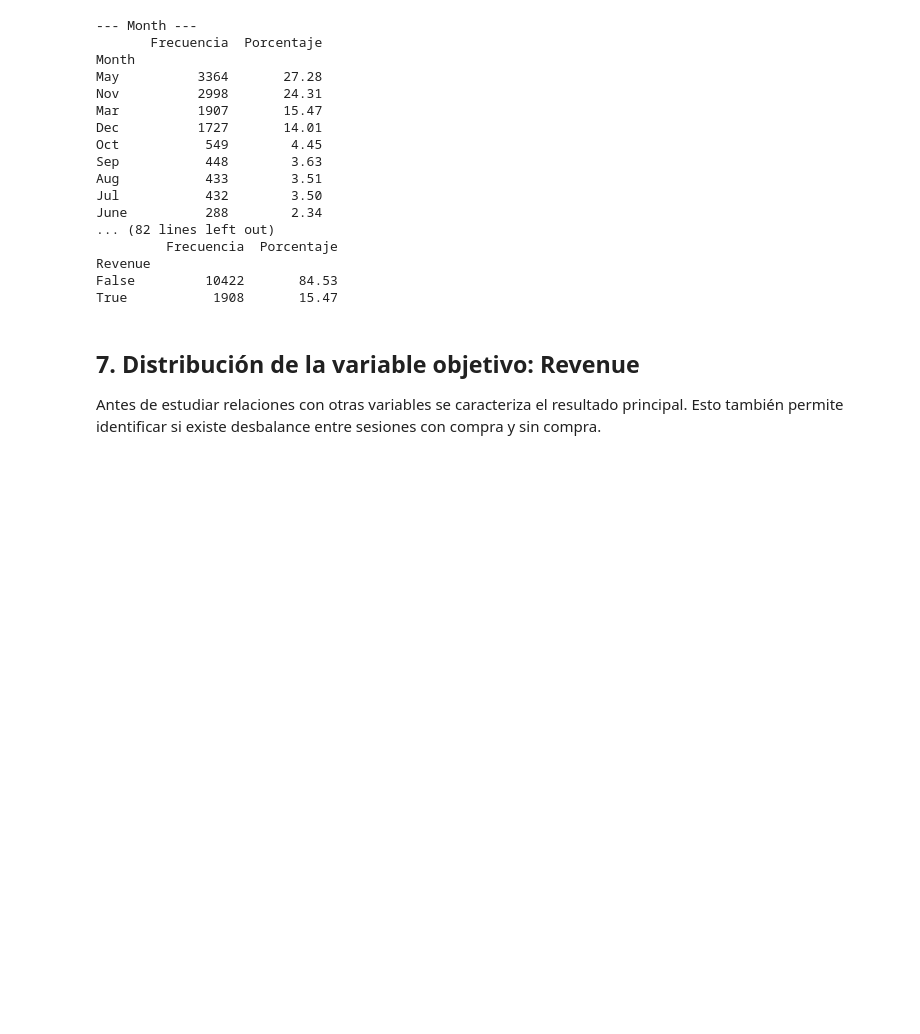
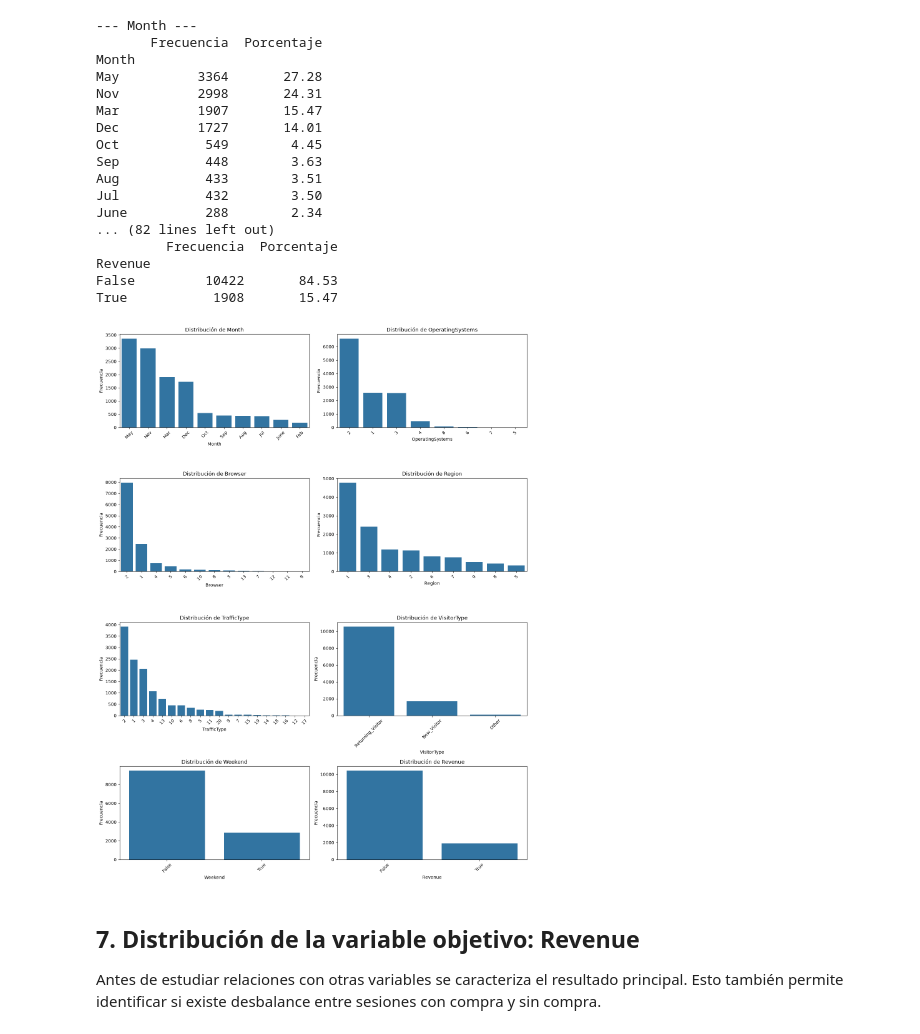
Before and after one commit to vedurancisterna-alt/Estadistica_Computacional, a Jupyter notebook: notebooks/01_exploracion_inicial.ipynb, the cells around one changed output. Saved outputs shown, nothing was run; the diff lists cells and outputs as text; code cells hidden in the pictures; blank space fills up the shorter version.

```diff
--- a/notebooks/01_exploracion_inicial.ipynb
+++ b/notebooks/01_exploracion_inicial.ipynb
@@ -295,6 +297,22 @@ June          288        2.34
 Revenue
 False         10422       84.53
 True           1908       15.47
+# %%
+fig, axes = plt.subplots(4, 2, figsize=(14, 18))
+axes = axes.flatten()
+
+for ax, col in zip(axes, variables_categoricas):
+    orden = df[col].value_counts().index
+    sns.countplot(data=df, x=col, order=orden, ax=ax)
+    ax.set_title(f"Distribución de {col}")
+    ax.set_xlabel(col)
+    ax.set_ylabel("Frecuencia")
+    ax.tick_params(axis="x", rotation=45)
+
+plt.tight_layout()
+plt.show()
+# %% [output]
+[figure, added]
 # %% [markdown]
 ## 7. Distribución de la variable objetivo: Revenue
 
```
Also changed, not shown: parts of 16 cells of this notebook.
